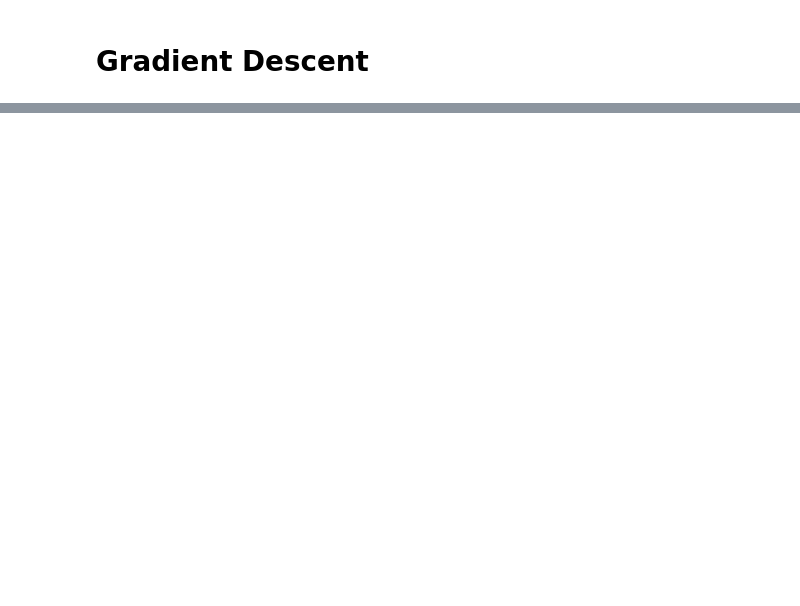
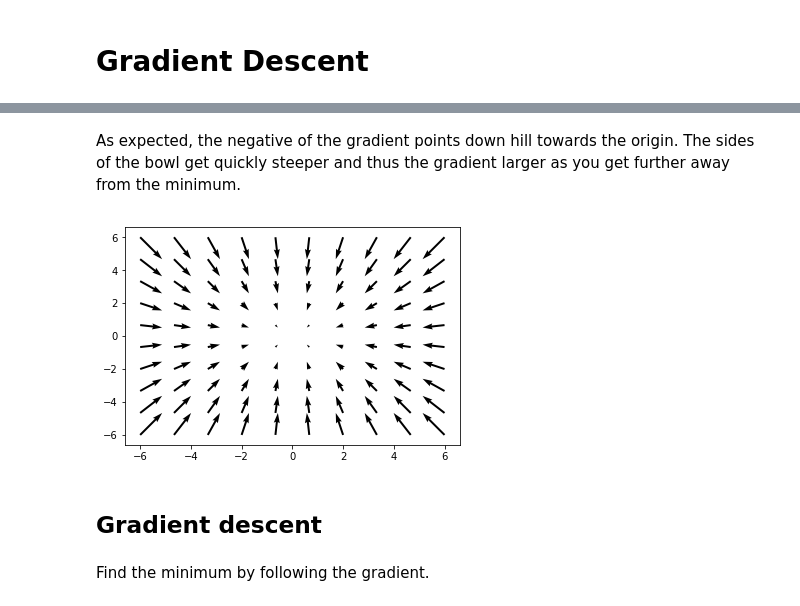
Before and after one commit to cbare/data-science-from-scratch, a Jupyter notebook: chapter_08/gradient_descent.ipynb, the cells around one changed output, grey strips where cells are left out. Drawn from its saved outputs; the diff is of its cells as text; code cells hidden in the pictures; blank space fills up the shorter version.

```diff
--- a/chapter_08/gradient_descent.ipynb
+++ b/chapter_08/gradient_descent.ipynb
@@ -50,3 +52,16 @@ estimate_gradient(sum_of_squares, (0.2, 0.2))
+# %% [markdown]
+As expected, the negative of the gradient points down hill towards the origin. The sides of the bowl get quickly steeper and thus the gradient larger as you get further away from the minimum.
+# %%
+plt.quiver(X, Y,
+           -partial_difference_quotient(sum_of_squares, (U,V), 0),
+           -partial_difference_quotient(sum_of_squares, (U,V), 1))
+plt.show()
+# %% [output]
+[figure, added]
+# %% [markdown]
+## Gradient descent
+# %% [markdown]
+Find the minimum by following the gradient.
 # %%
 def step(v, direction, step_size):
     """
```
Also changed, not shown: parts of 22 cells of this notebook.
